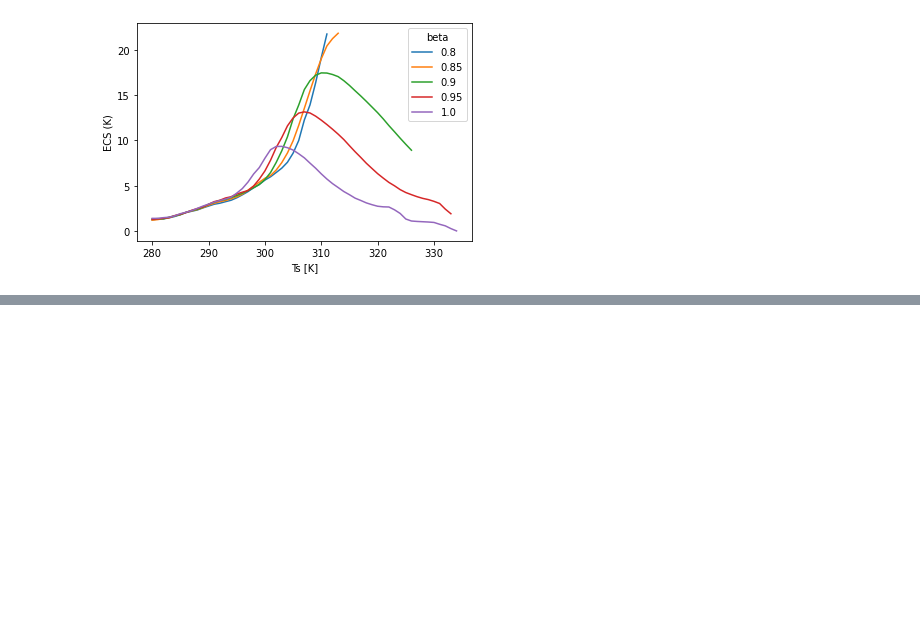
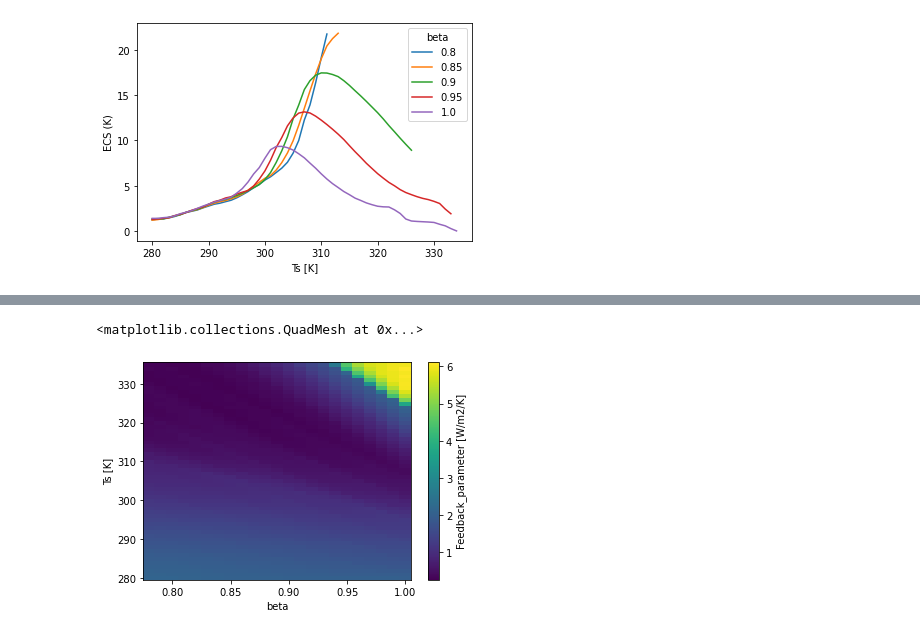
Before and after one commit to AndrewILWilliams/ECS_bump, a Jupyter notebook: notebooks/changes_in_beta.ipynb, the cells around one changed output, grey strips where cells are left out. Saved outputs shown, nothing was run; the diff lists cells and outputs as text; code cells hidden in the pictures; blank space fills up the shorter version.

```diff
--- a/notebooks/changes_in_beta.ipynb
+++ b/notebooks/changes_in_beta.ipynb
@@ -275,0 +325,12 @@ Text(0, 0.5, 'ECS (K)')
+# %%
+for beta in da_F2x.beta:
+
+    for temp in da_lambda.Ts:
+        conc = C_Ts_beta.sel(Ts=temp, beta=beta)
+        da_lambda.loc[dict(Ts=temp, beta=beta)] = calc_olr(SST=temp.values+1,CO2ppmv=conc.values, beta=beta.values)[0][0] - calc_olr(SST=temp.values,CO2ppmv=conc.values, beta=beta.values)[0][0]
+
+
+da_lambda.plot()
+# %% [output]
+<matplotlib.collections.QuadMesh at 0x...>
+[figure, added]
```
Also changed, not shown: parts of 10 cells of this notebook.
